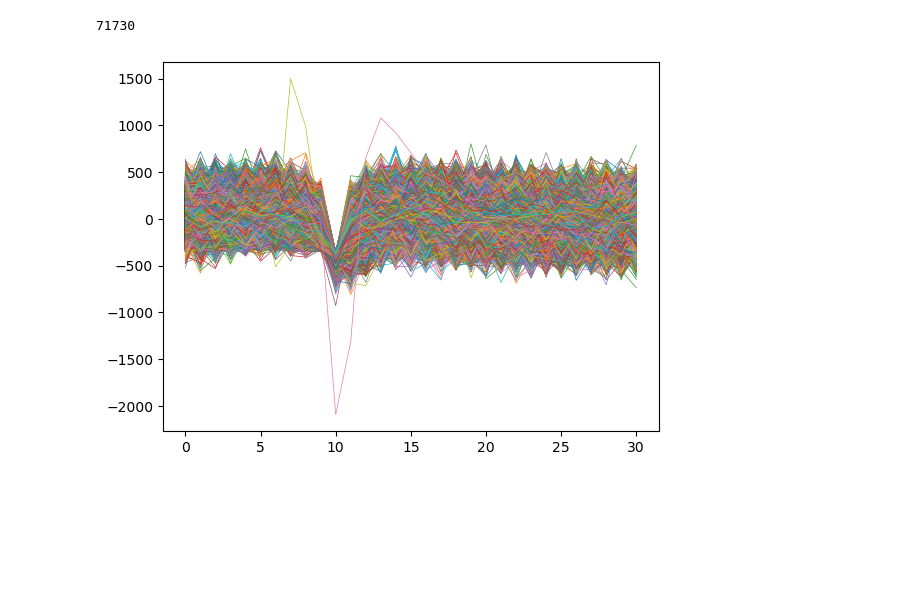
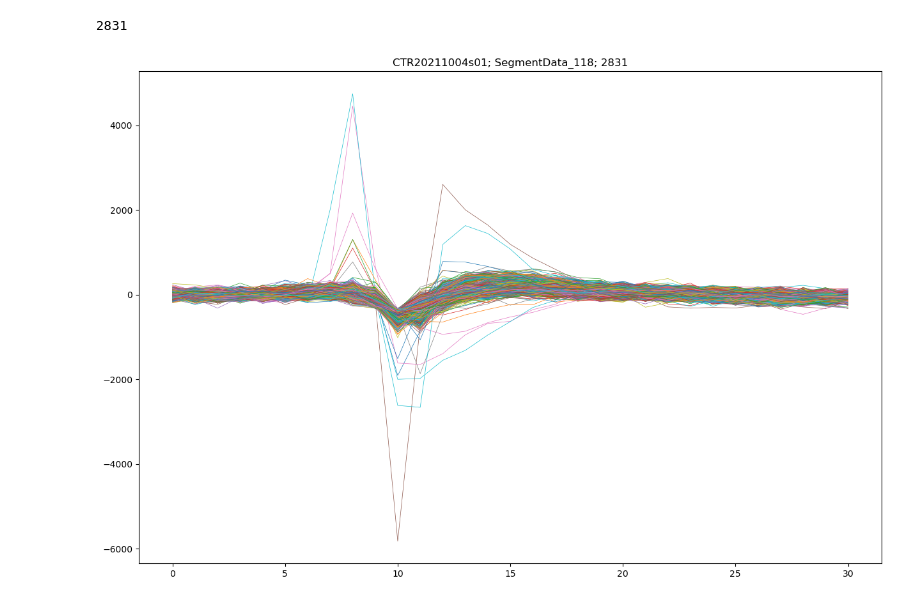
Before and after one commit to YeshuaGonzalez/T_proyect, a Jupyter notebook: FilePklCharge.ipynb, the cells around one changed output. Cells and saved outputs as stored; diff of their text form; code cells hidden in the pictures; blank space fills up the shorter version.

Commit message:
programa para obtener imagenes de umap de forma automatizada junto con sus graficas de spikes "uamp_images.py"

```diff
--- a/FilePklCharge.ipynb
+++ b/FilePklCharge.ipynb
@@ -6,17 +7,22 @@ import matplotlib.pyplot as plt
 # %%
 # Lectura en modo binario
-name = "E:\\Servicio\\MEA2\\20211005\\H5\\SPK\\CTR20211005s02_SPK.pckl"
+path = "E:\\Servicio\\MEA2\\20211004\\H5\\SPK"
+name = "E:\\Servicio\\MEA2\\20211004\\H5\\SPK\\CTR20211004s01_SPK.pckl"
 electrodes_pkl = open(name,'rb')
 
 # Cargamos los datos del fichero
 electrodes = pickle.load(electrodes_pkl)
 electrodes_pkl.close()
 # %%
-plt.plot(electrodes['SegmentData_35'].T,linewidth=0.5)
-print(len(electrodes['SegmentData_35']))
+plt.figure(figsize=(15,10))
+plt.plot(electrodes['SegmentData_118'].T,linewidth=0.5)
+plt.title('CTR20211004s01; SegmentData_118; '+ str(len(electrodes['SegmentData_118'])))
+plt.savefig(path+"\\CTR20211004s01segmentData_118.png")
+
+print(len(electrodes['SegmentData_118']))
 # %% [output]
-71730
+2831
-[figure, old version]
+[figure, new version]
 # %%
 # Uso de UMAP
 import umap
```
Also changed, not shown: parts of 4 cells of this notebook, 3 other files.
